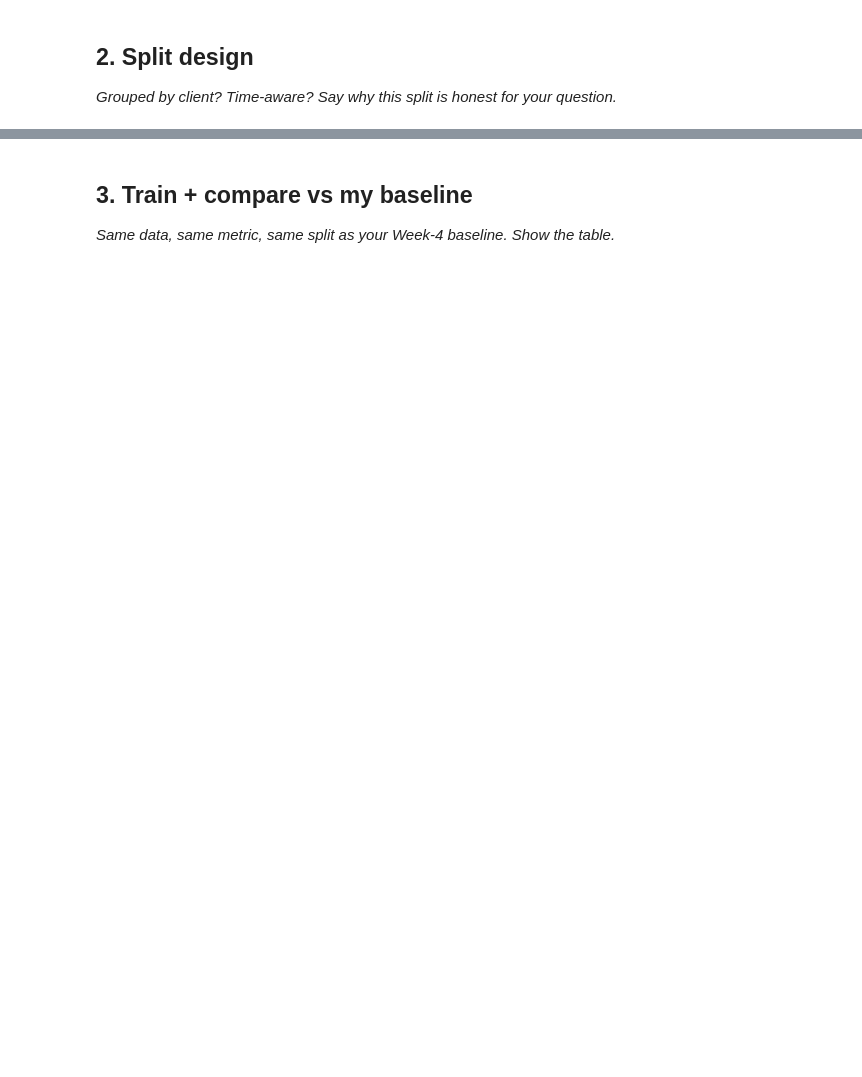
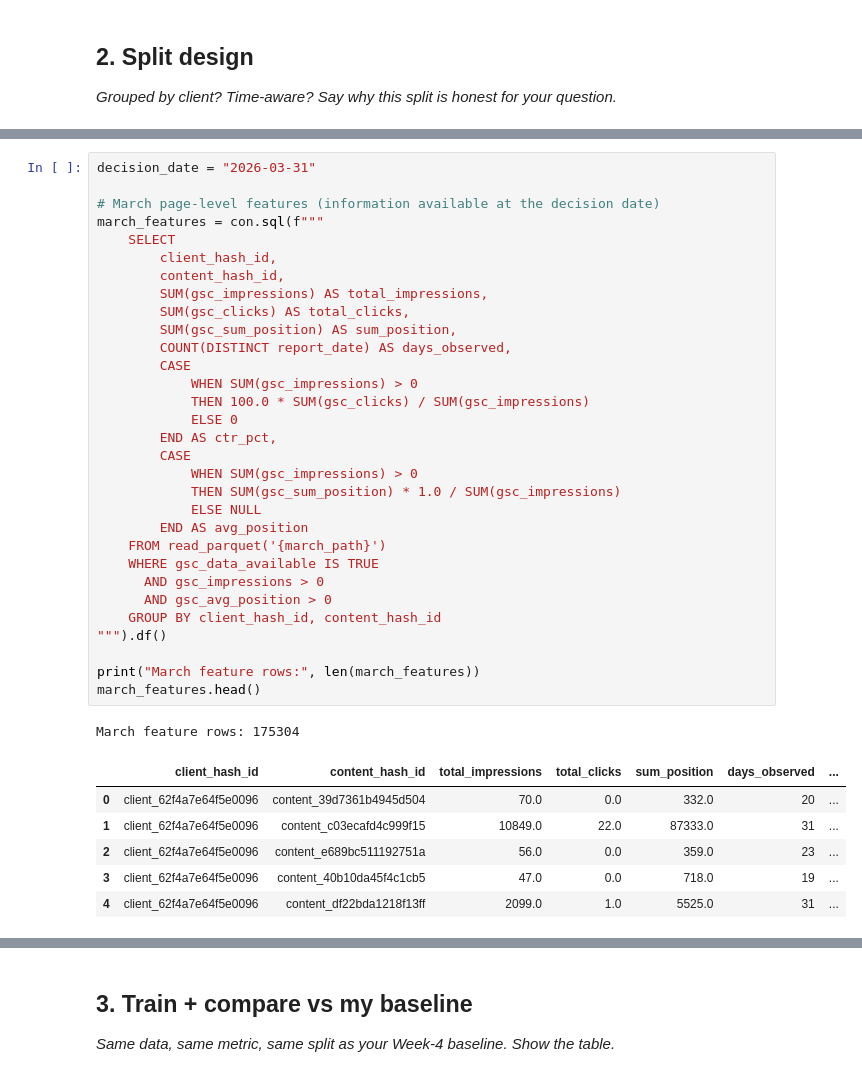
Before and after one commit to Chisman001/ML-internship-starter, a Jupyter notebook: work/notebooks/w05_model.ipynb, the cells around one changed output, grey strips where cells are left out. Cells and saved outputs as stored; diff of their text form; blank space fills up the shorter version.

```diff
--- a/work/notebooks/w05_model.ipynb
+++ b/work/notebooks/w05_model.ipynb
@@ -22,0 +168,39 @@ This skeleton is yours to fill. Work the sections **in order** — each one has
+# %%
+decision_date = "2026-03-31"
+
+# March page-level features (information available at the decision date)
+march_features = con.sql(f"""
+    SELECT
+        client_hash_id,
+        content_hash_id,
+        SUM(gsc_impressions) AS total_impressions,
+        SUM(gsc_clicks) AS total_clicks,
+        SUM(gsc_sum_position) AS sum_position,
+        COUNT(DISTINCT report_date) AS days_observed,
+        CASE
+            WHEN SUM(gsc_impressions) > 0
+            THEN 100.0 * SUM(gsc_clicks) / SUM(gsc_impressions)
+            ELSE 0
+        END AS ctr_pct,
+        CASE
+            WHEN SUM(gsc_impressions) > 0
+            THEN SUM(gsc_sum_position) * 1.0 / SUM(gsc_impressions)
+            ELSE NULL
+        END AS avg_position
+    FROM read_parquet('{march_path}')
+    WHERE gsc_data_available IS TRUE
+      AND gsc_impressions > 0
+      AND gsc_avg_position > 0
+    GROUP BY client_hash_id, content_hash_id
+""").df()
+
+print("March feature rows:", len(march_features))
+march_features.head()
+# %% [output]
+March feature rows: 175304
+|  | client_hash_id | content_hash_id | total_impressions | total_clicks | sum_position | days_observed | ... |
+| 0 | client_62f4a7e64f5e0096 | content_39d7361b4945d504 | 70.0 | 0.0 | 332.0 | 20 | ... |
+| 1 | client_62f4a7e64f5e0096 | content_c03ecafd4c999f15 | 10849.0 | 22.0 | 87333.0 | 31 | ... |
+| 2 | client_62f4a7e64f5e0096 | content_e689bc511192751a | 56.0 | 0.0 | 359.0 | 23 | ... |
+| 3 | client_62f4a7e64f5e0096 | content_40b10da45f4c1cb5 | 47.0 | 0.0 | 718.0 | 19 | ... |
+| 4 | client_62f4a7e64f5e0096 | content_df22bda1218f13ff | 2099.0 | 1.0 | 5525.0 | 31 | ... |
```
Also changed, not shown: parts of 16 cells of this notebook.
